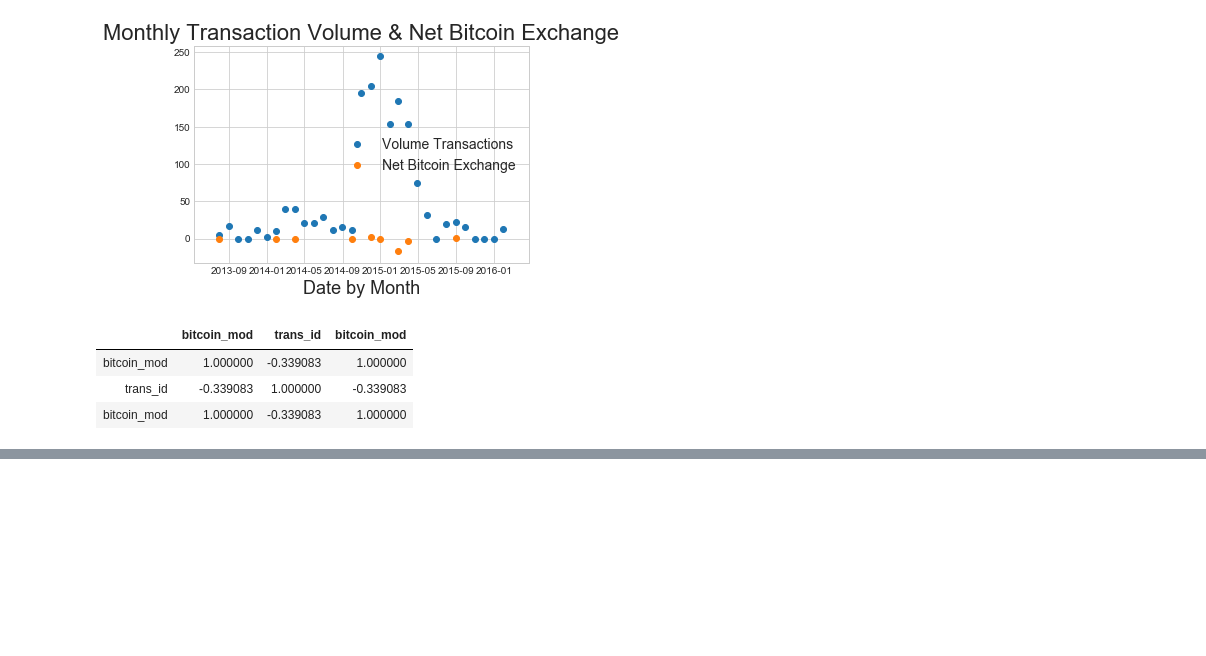
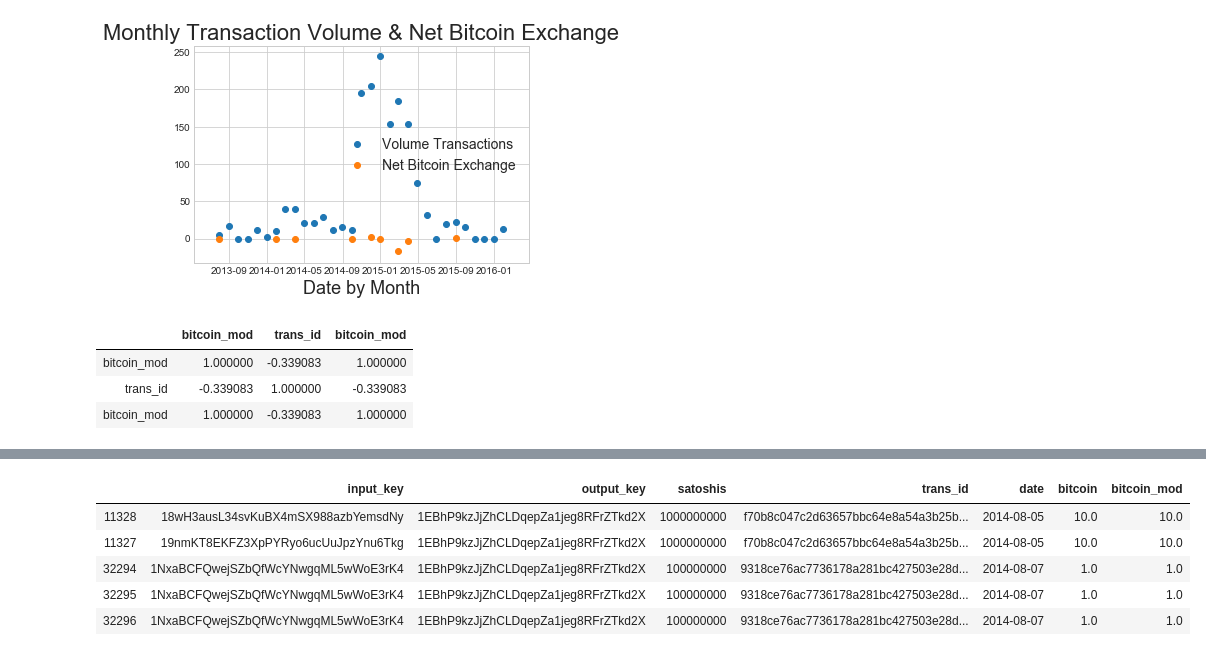
Before and after one commit to srishti-mishra/Parallel-ML-Project, a Jupyter notebook: Network analysis.ipynb, the cells around one changed output, grey strips where cells are left out. Saved outputs shown, nothing was run; the diff lists cells and outputs as text; code cells hidden in the pictures; blank space fills up the shorter version.

```diff
--- a/Network analysis.ipynb
+++ b/Network analysis.ipynb
@@ -242,0 +315,27 @@ plt.title('Net Volume Bitcoins Exchanged', fontsize=22)
+# %%
+# make a datatime type transformation
+top_out_df['date'] = pd.to_datetime(top_out_df.date)
+top_out_df = top_out_df.sort_values('date')
+# %%
+# convert satoshis to bitcoin
+top_out_df['bitcoin'] = top_out_df['satoshis'].apply(lambda x: float(x/100000000))
+# %%
+# make any sending of bitcoin a negative value representing 'leaving' this wallet
+top_out_df['bitcoin_mod'] = top_out_df['bitcoin']
+
+top_out_df.loc[(top_out_df['input_key'] == '1EBhP9kzJjZhCLDqepZa1jeg8RFrZTkd2X')
+               | (top_out_df['input_key'] == '3QHYuqj9EZ9FzVwpEagQwo2SQG7MhHGrw9')
+               | (top_out_df['input_key'] == '1BT4DYrt3ZoSz6WeGEZzrj4tdidUcpCfQ6')
+               | (top_out_df['input_key'] == '1HdCtn5aiySHpyrRs5FSiS1NPSm9BPnEeR')
+               | (top_out_df['input_key'] == '1LyJffQE3iCzRdv1Fqv7Y5wawr7u6aajw8'), 'bitcoin_mod'] = -top_out_df['bitcoin_mod']
+# %%
+# sanity check...
+top_out_df.loc[top_out_df['input_key'] == '1EBhP9kzJjZhCLDqepZa1jeg8RFrZTkd2X'].head()
+top_out_df.loc[top_out_df['output_key'] == '1EBhP9kzJjZhCLDqepZa1jeg8RFrZTkd2X'].head()
+# %% [output]
+|  | input_key | output_key | satoshis | trans_id | date | bitcoin | bitcoin_mod |
+| 11328 | 18wH3ausL34svKuBX4mSX988azbYemsdNy | 1EBhP9kzJjZhCLDqepZa1jeg8RFrZTkd2X | 1000000000 | f70b8c047c2d63657bbc64e8a54a3b25b... | 2014-08-05 | 10.0 | 10.0 |
+| 11327 | 19nmKT8EKFZ3XpPYRyo6ucUuJpzYnu6Tkg | 1EBhP9kzJjZhCLDqepZa1jeg8RFrZTkd2X | 1000000000 | f70b8c047c2d63657bbc64e8a54a3b25b... | 2014-08-05 | 10.0 | 10.0 |
+| 32294 | 1NxaBCFQwejSZbQfWcYNwgqML5wWoE3rK4 | 1EBhP9kzJjZhCLDqepZa1jeg8RFrZTkd2X | 100000000 | 9318ce76ac7736178a281bc427503e28d... | 2014-08-07 | 1.0 | 1.0 |
+| 32295 | 1NxaBCFQwejSZbQfWcYNwgqML5wWoE3rK4 | 1EBhP9kzJjZhCLDqepZa1jeg8RFrZTkd2X | 100000000 | 9318ce76ac7736178a281bc427503e28d... | 2014-08-07 | 1.0 | 1.0 |
+| 32296 | 1NxaBCFQwejSZbQfWcYNwgqML5wWoE3rK4 | 1EBhP9kzJjZhCLDqepZa1jeg8RFrZTkd2X | 100000000 | 9318ce76ac7736178a281bc427503e28d... | 2014-08-07 | 1.0 | 1.0 |
```
Also changed, not shown: parts of 11 cells of this notebook, 1 other file.
